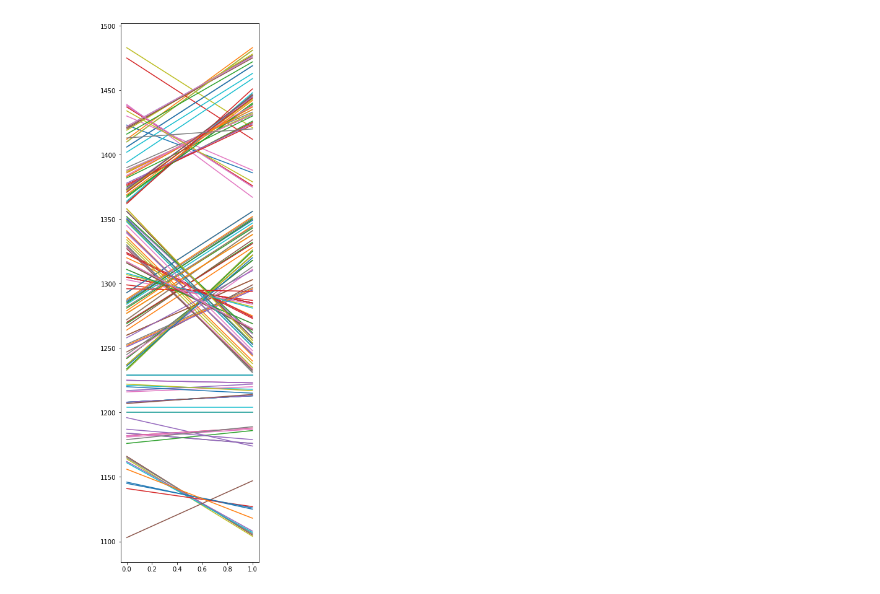
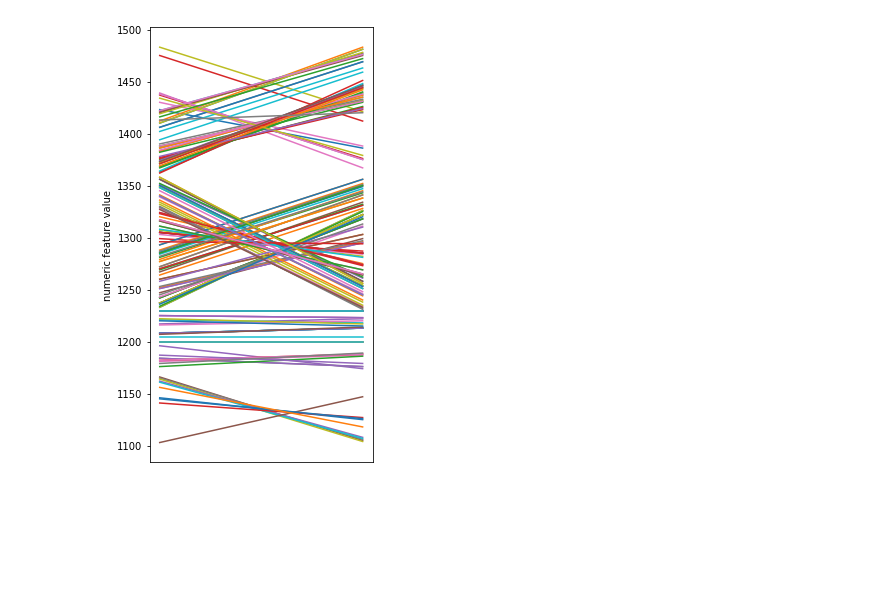
Before and after one commit to kiprotect/data-privacy-for-data-scientists, a Jupyter notebook: notebooks/01b- Multivariate Pseudonymization.ipynb, the cells around one changed output. Saved outputs shown, nothing was run; the diff lists cells and outputs as text; code cells hidden in the pictures; blank space fills up the shorter version.

```diff
--- a/notebooks/01b- Multivariate Pseudonymization.ipynb
+++ b/notebooks/01b- Multivariate Pseudonymization.ipynb
@@ -39,14 +43,14 @@ import json
 # You can sign up for a real key here: https://app.kiprotect.com
 SHARED_KEY = '42a2d3fc1cc449e2a27ddd457e056012'
 
-data = requests.post(
+rd = requests.post(
     'https://api.kiprotect.com/v1/transform',
     json = {"actions": actions, "items": X.astype('object').to_dict(orient='records')},
     headers = {'Authorization': 'Bearer {}'.format(
         SHARED_KEY)}
 )
 # %%
-Xa = pd.DataFrame(data.json()['items'])
+Xa = pd.DataFrame(rd.json()['items'])
 # %%
 Xa = Xa.drop(columns=['_kip'])
 # %%
@@ -60,5 +59,0 @@ from sklearn.naive_bayes import GaussianNB
-# %%
-clf = DecisionTreeClassifier()
-clf.fit(X_train, Y_train)
-clfa = DecisionTreeClassifier()
-clfa.fit(Xa_train, Ya_train)
@@ -84,0 +71,26 @@ accuracy_score(Ya_pred_test,Ya_test)
+# %%
+scores = {}
+scores_a = {}
+classifiers = {
+    'decision-tree' : lambda : DecisionTreeClassifier(),
+    'gaussian-nb' : lambda : GaussianNB(),
+    'svc' : lambda : SVC(gamma='auto'),
+    'k-nearest-neighbors' : lambda: KNeighborsClassifier(3),
+    'random-forest' : lambda: RandomForestClassifier(n_estimators=100),
+    'adaboost' : lambda: AdaBoostClassifier(),
+    'quadratic' : lambda: QuadraticDiscriminantAnalysis(),
+    'mlp' : lambda: MLPClassifier(alpha=0.1, max_iter=1000, activation='logistic'),
+}
+
+for name, classifier in classifiers.items():
+    scores[name] = []
+    scores_a[name] = []
+    for i in range(100):
+        clf = classifier()
+        clf.fit(X_train, Y_train)
+        clfa = classifier()
+        clfa.fit(Xa_train, Ya_train)
+        Y_pred_test = clf.predict(X_test)
+        Ya_pred_test = clfa.predict(Xa_test)
+        scores[name].append(accuracy_score(Y_pred_test,Y_test))
+        scores_a[name].append(accuracy_score(Ya_pred_test,Ya_test))
@@ -103,7 +127,12 @@ pl.legend(["original data", "pseudonymized data"], loc='upper left')
 [figure]
 # %%
-pl.figure(figsize=(4,16))
+pl.figure(figsize=(4,8))
 for i in range(len(X)):
     pl.plot([X.loc[i,"f1"], Xa.loc[i,"f1"]])
+pl.xlabel("")
+fr = pl.gca()
+fr.axes.xaxis.set_visible(False)
+pl.ylabel("numeric feature value")
+pl.savefig("feature-value-before-after.pdf")
 # %% [output]
-[figure, old version]
+[figure, new version]
```
Also changed, not shown: parts of 12 cells of this notebook.
